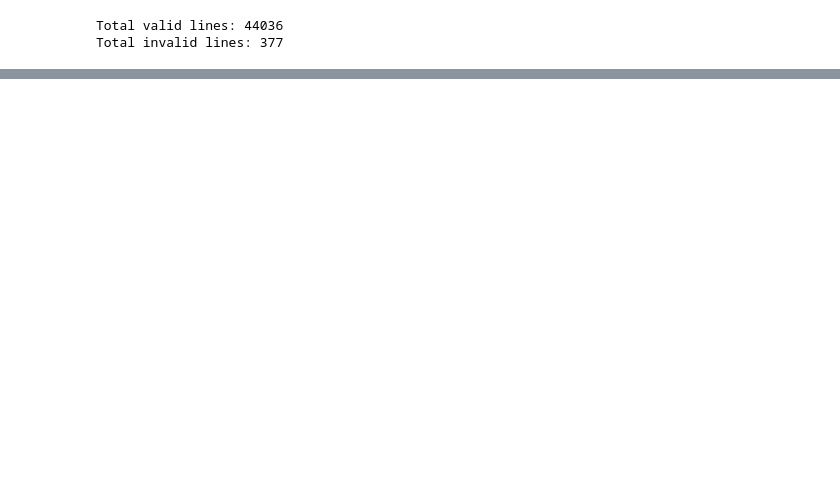
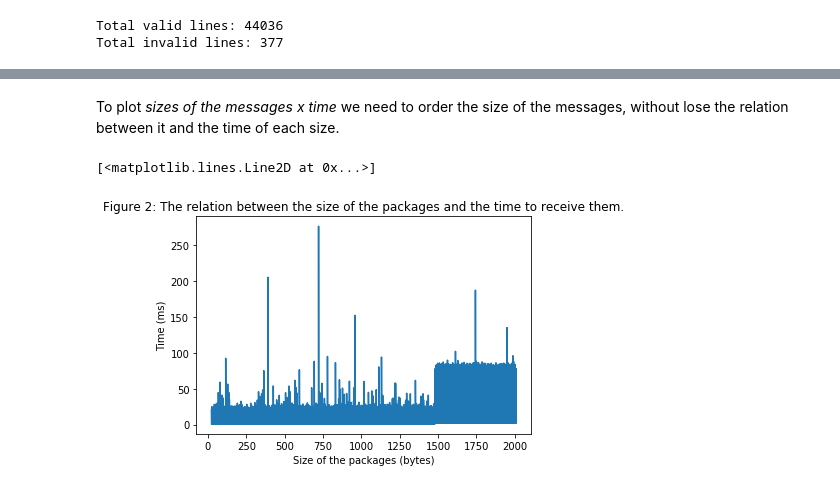
Before and after one commit to andersonandrei/uga-smpe, a Jupyter notebook: module3/project/networkEstimationProject.ipynb, the cells around one changed output, grey strips where cells are left out. Saved outputs shown, nothing was run; the diff lists cells and outputs as text; code cells hidden in the pictures; blank space fills up the shorter version.

```diff
--- a/module3/project/networkEstimationProject.ipynb
+++ b/module3/project/networkEstimationProject.ipynb
@@ -75,0 +83,16 @@ plt.plot(sorted(sizes),sorted(times)) #Example of print in order, but the relati
+# %% [markdown]
+To plot *sizes of the messages x time* we need to order the size of the messages, without lose the relation between it and the time of each size.
+# %%
+orderedPairs = sorted(pairs)
+opX = [] #orderedPair[0]
+opY = [] #orderedPair[1]
+for x in orderedPairs:
+    opX.append((x[0]))
+    opY.append((x[1]))
+plt.ylabel('Time (ms)')
+plt.xlabel('Size of the packages (bytes)')
+plt.title("Figure 2: The relation between the size of the packages and the time to receive them.")
+plt.plot(opX,opY)
+# %% [output]
+[<matplotlib.lines.Line2D at 0x...>]
+[figure, added]
```
Also changed, not shown: parts of 32 cells of this notebook.
